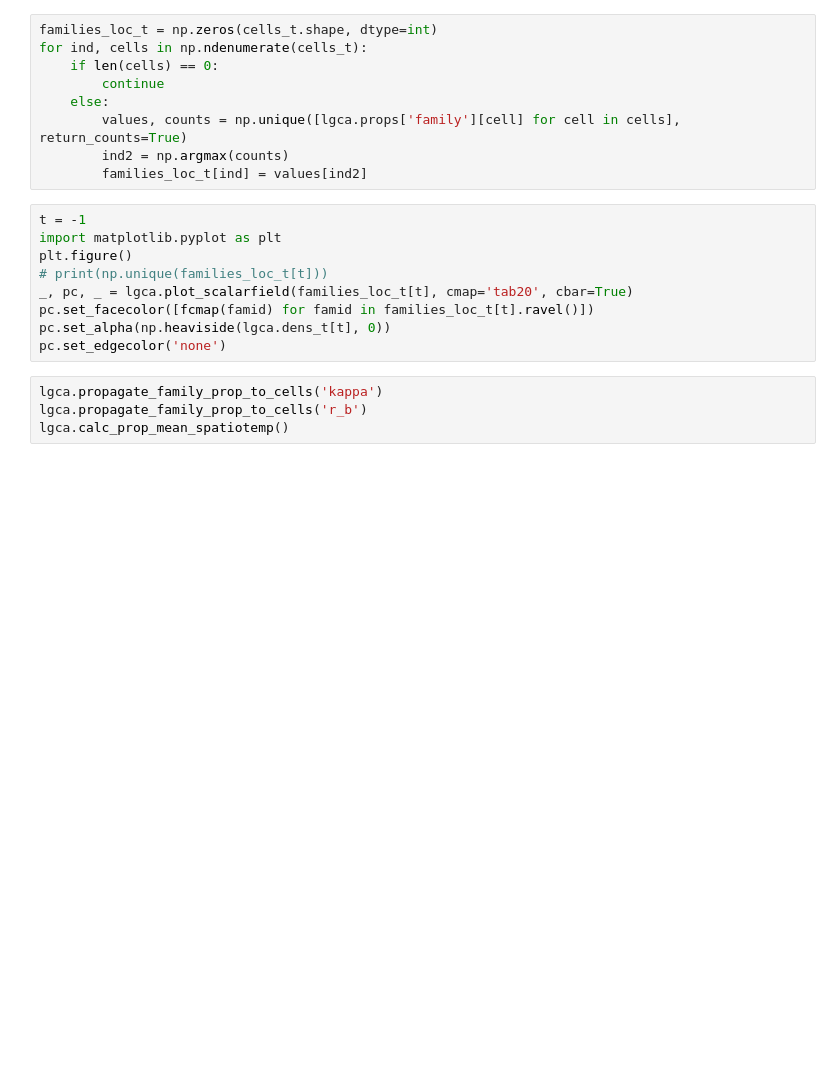
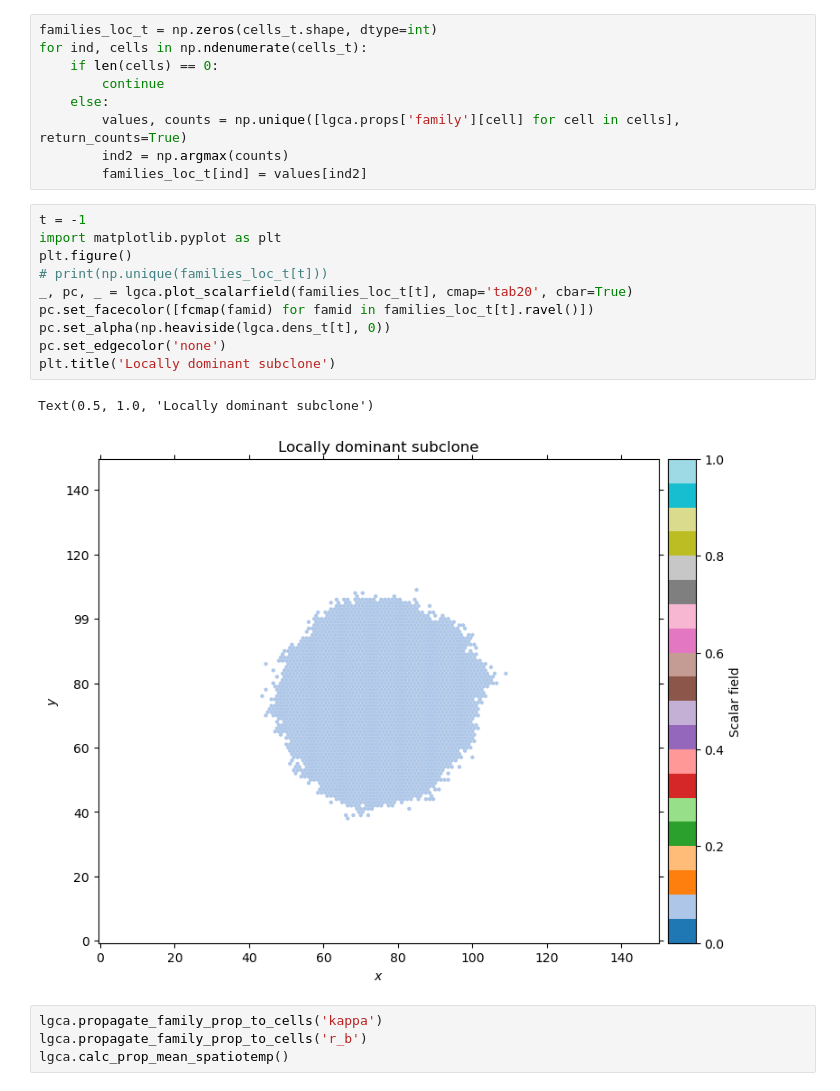
Before and after one commit to sisyga/biolgca, a Jupyter notebook: first_test_glio_evo.ipynb, the cells around one changed output. Drawn from its saved outputs; the diff is of its cells as text; blank space fills up the shorter version.

```diff
--- a/first_test_glio_evo.ipynb
+++ b/first_test_glio_evo.ipynb
@@ -60,12 +68,16 @@ for ind, cells in np.ndenumerate(cells_t):
 # %%
 t = -1
 import matplotlib.pyplot as plt
 plt.figure()
 # print(np.unique(families_loc_t[t]))
 _, pc, _ = lgca.plot_scalarfield(families_loc_t[t], cmap='tab20', cbar=True)
 pc.set_facecolor([fcmap(famid) for famid in families_loc_t[t].ravel()])
 pc.set_alpha(np.heaviside(lgca.dens_t[t], 0))
 pc.set_edgecolor('none')
+plt.title('Locally dominant subclone')
+# %% [output]
+Text(0.5, 1.0, 'Locally dominant subclone')
+[figure, added]
 # %%
 lgca.propagate_family_prop_to_cells('kappa')
 lgca.propagate_family_prop_to_cells('r_b')
```
Also changed, not shown: parts of 15 cells of this notebook.
